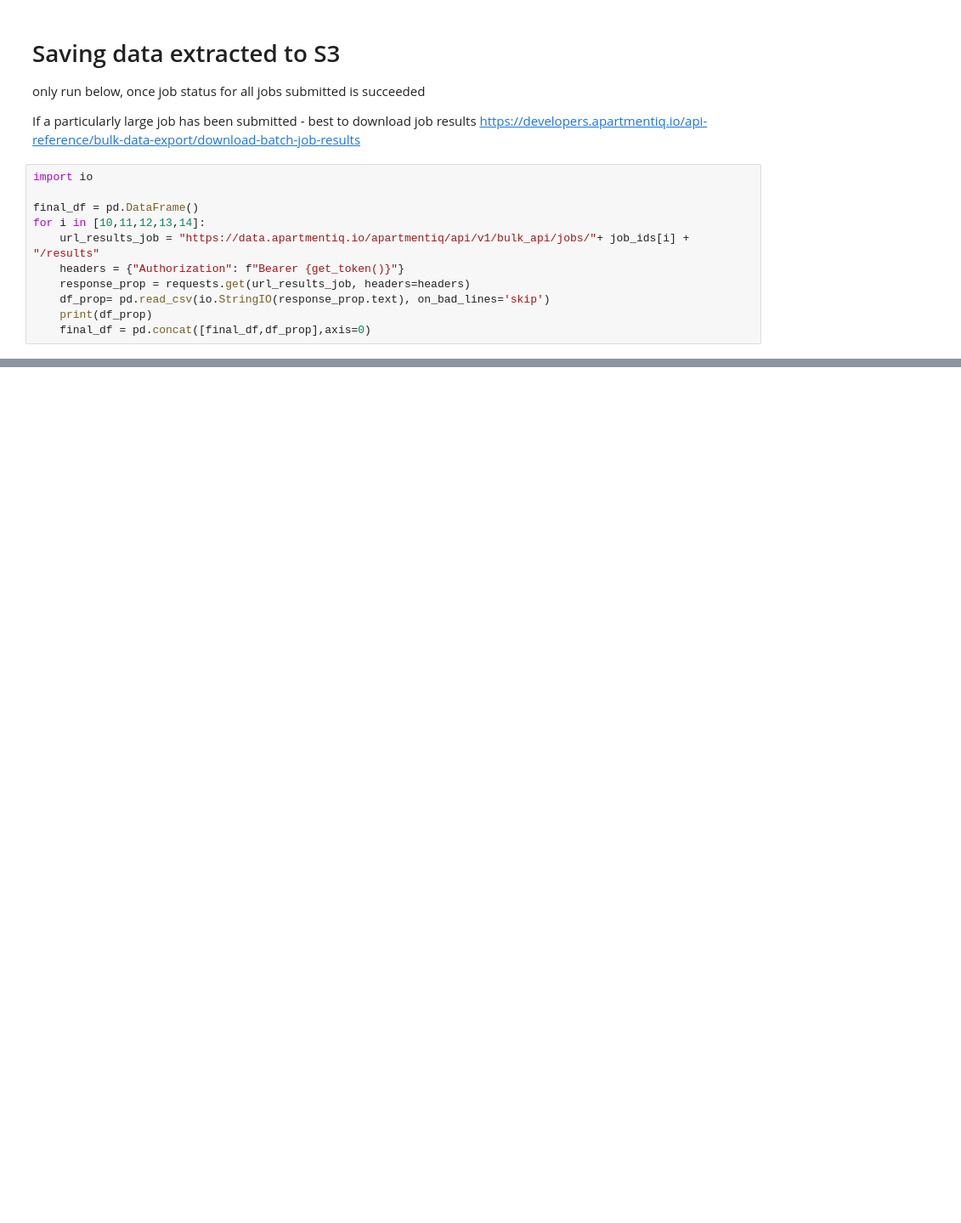
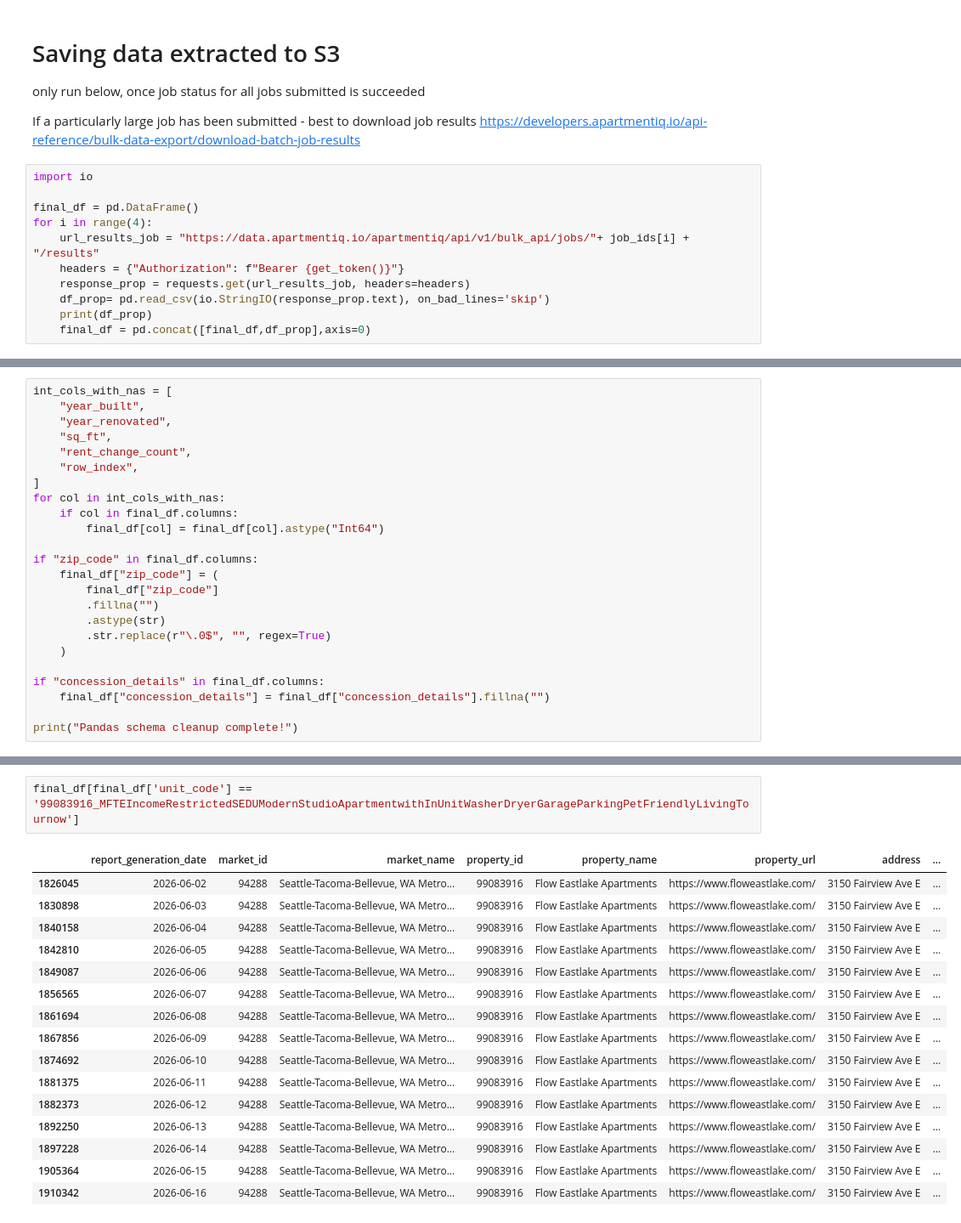
Before and after one commit to srishreyav/apartmentiq-scripts, a Jupyter notebook: historical_data_pull.ipynb, the cells around one changed output, grey strips where cells are left out. Shown at 85% size. Drawn from its saved outputs; the diff is of its cells as text; blank space fills up the shorter version.

```diff
--- a/historical_data_pull.ipynb
+++ b/historical_data_pull.ipynb
@@ -203,7 +203,7 @@ If a particularly large job has been submitted - best to download job results ht
 import io
 
 final_df = pd.DataFrame()
-for i in [10,11,12,13,14]:
+for i in range(4):
     url_results_job = "https://data.apartmentiq.io/apartmentiq/api/v1/bulk_api/jobs/"+ job_ids[i] + "/results"
     headers = {"Authorization": f"Bearer {get_token()}"}
     response_prop = requests.get(url_results_job, headers=headers)
@@ -212,0 +231,24 @@ for i in [10,11,12,13,14]:
+# %%
+int_cols_with_nas = [
+    "year_built",
+    "year_renovated",
+    "sq_ft",
+    "rent_change_count",
+    "row_index",
+]
+for col in int_cols_with_nas:
+    if col in final_df.columns:
+        final_df[col] = final_df[col].astype("Int64")
+
+if "zip_code" in final_df.columns:
+    final_df["zip_code"] = (
+        final_df["zip_code"]
+        .fillna("")
+        .astype(str)
+        .str.replace(r"\.0$", "", regex=True)
+    )
+
+if "concession_details" in final_df.columns:
+    final_df["concession_details"] = final_df["concession_details"].fillna("")
+
+print("Pandas schema cleanup complete!")
@@ -212,0 +274,19 @@ for i in [10,11,12,13,14]:
+# %%
+final_df[final_df['unit_code'] == '99083916_MFTEIncomeRestrictedSEDUModernStudioApartmentwithInUnitWasherDryerGarageParkingPetFriendlyLivingTournow']
+# %% [output]
+|  | report_generation_date | market_id | market_name | property_id | property_name | property_url | address | ... |
+| 1826045 | 2026-06-02 | 94288 | Seattle-Tacoma-Bellevue, WA Metro... | 99083916 | Flow Eastlake Apartments | https://www.floweastlake.com/ | 3150 Fairview Ave E | ... |
+| 1830898 | 2026-06-03 | 94288 | Seattle-Tacoma-Bellevue, WA Metro... | 99083916 | Flow Eastlake Apartments | https://www.floweastlake.com/ | 3150 Fairview Ave E | ... |
+| 1840158 | 2026-06-04 | 94288 | Seattle-Tacoma-Bellevue, WA Metro... | 99083916 | Flow Eastlake Apartments | https://www.floweastlake.com/ | 3150 Fairview Ave E | ... |
+| 1842810 | 2026-06-05 | 94288 | Seattle-Tacoma-Bellevue, WA Metro... | 99083916 | Flow Eastlake Apartments | https://www.floweastlake.com/ | 3150 Fairview Ave E | ... |
+| 1849087 | 2026-06-06 | 94288 | Seattle-Tacoma-Bellevue, WA Metro... | 99083916 | Flow Eastlake Apartments | https://www.floweastlake.com/ | 3150 Fairview Ave E | ... |
+| 1856565 | 2026-06-07 | 94288 | Seattle-Tacoma-Bellevue, WA Metro... | 99083916 | Flow Eastlake Apartments | https://www.floweastlake.com/ | 3150 Fairview Ave E | ... |
+| 1861694 | 2026-06-08 | 94288 | Seattle-Tacoma-Bellevue, WA Metro... | 99083916 | Flow Eastlake Apartments | https://www.floweastlake.com/ | 3150 Fairview Ave E | ... |
+| 1867856 | 2026-06-09 | 94288 | Seattle-Tacoma-Bellevue, WA Metro... | 99083916 | Flow Eastlake Apartments | https://www.floweastlake.com/ | 3150 Fairview Ave E | ... |
+| 1874692 | 2026-06-10 | 94288 | Seattle-Tacoma-Bellevue, WA Metro... | 99083916 | Flow Eastlake Apartments | https://www.floweastlake.com/ | 3150 Fairview Ave E | ... |
+| 1881375 | 2026-06-11 | 94288 | Seattle-Tacoma-Bellevue, WA Metro... | 99083916 | Flow Eastlake Apartments | https://www.floweastlake.com/ | 3150 Fairview Ave E | ... |
+| 1882373 | 2026-06-12 | 94288 | Seattle-Tacoma-Bellevue, WA Metro... | 99083916 | Flow Eastlake Apartments | https://www.floweastlake.com/ | 3150 Fairview Ave E | ... |
+| 1892250 | 2026-06-13 | 94288 | Seattle-Tacoma-Bellevue, WA Metro... | 99083916 | Flow Eastlake Apartments | https://www.floweastlake.com/ | 3150 Fairview Ave E | ... |
+| 1897228 | 2026-06-14 | 94288 | Seattle-Tacoma-Bellevue, WA Metro... | 99083916 | Flow Eastlake Apartments | https://www.floweastlake.com/ | 3150 Fairview Ave E | ... |
+| 1905364 | 2026-06-15 | 94288 | Seattle-Tacoma-Bellevue, WA Metro... | 99083916 | Flow Eastlake Apartments | https://www.floweastlake.com/ | 3150 Fairview Ave E | ... |
+| 1910342 | 2026-06-16 | 94288 | Seattle-Tacoma-Bellevue, WA Metro... | 99083916 | Flow Eastlake Apartments | https://www.floweastlake.com/ | 3150 Fairview Ave E | ... |
```
Also changed, not shown: parts of 5 cells of this notebook, 1 other file.
